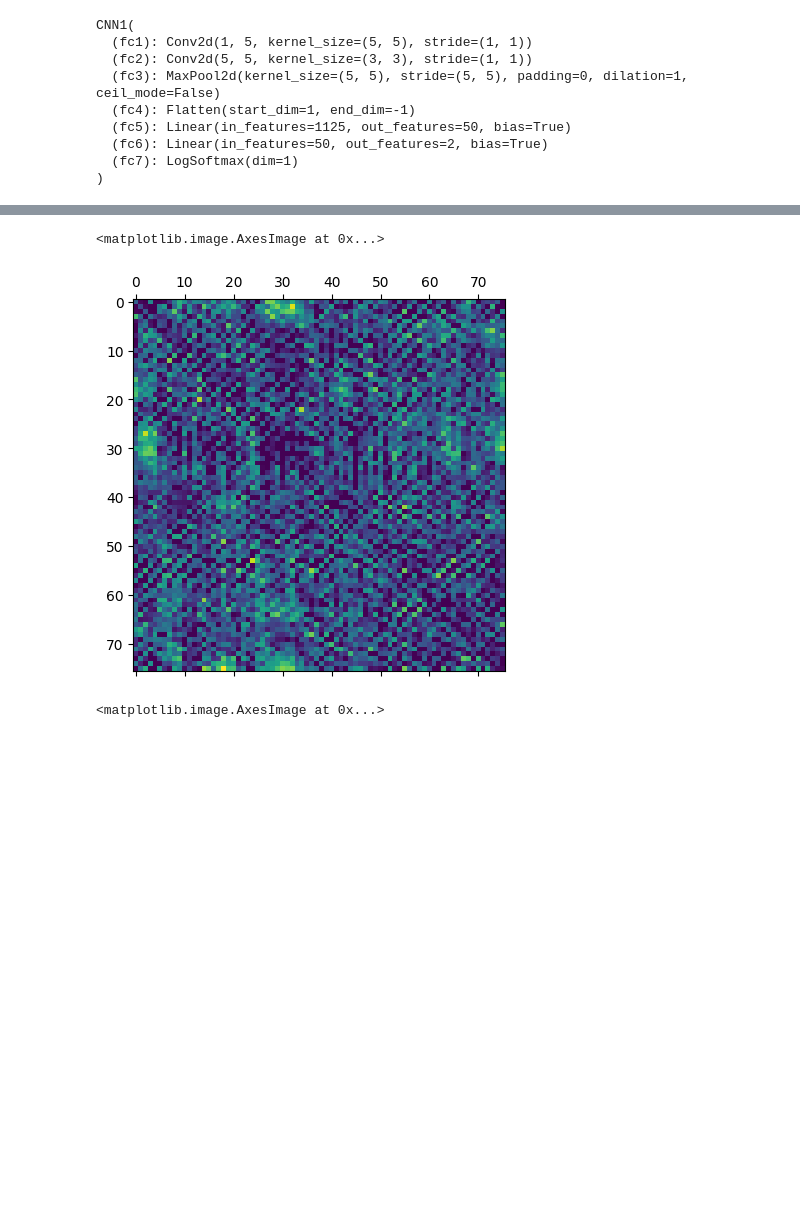
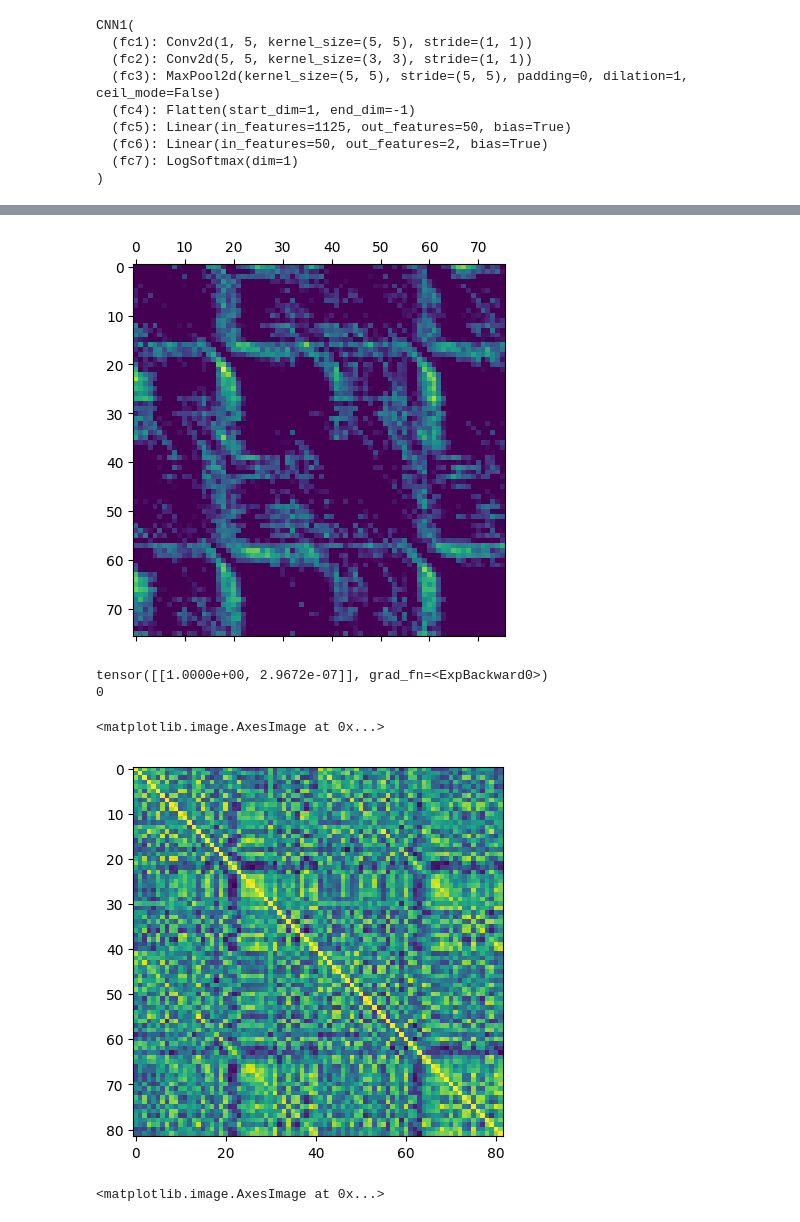
Before and after one commit to Aurelien-Stumpf-Mascles/2023_asm_tembedding, a Jupyter notebook: code/notebooks/condition_classification/convolution_classification.ipynb, the cells around one changed output, grey strips where cells are left out. Drawn from its saved outputs; the diff is of its cells as text; code cells hidden in the pictures; blank space fills up the shorter version.

```diff
--- a/code/notebooks/condition_classification/convolution_classification.ipynb
+++ b/code/notebooks/condition_classification/convolution_classification.ipynb
@@ -133,13 +110,0 @@ dfc_test = dfc[(meta["monkey"] == "jade") & meta["condition"].isin(['awake','dee
-# %%
-#net = package.torch_classifier.CNN1(n_classes = 2)
-net = package.torch_classifier.CNN1(n_classes = 2)
-data = dfc_train.reshape(-1,1,82,82)
-X = data
-y = labels_train.reshape(-1)
-#X_train, X_test,y_train, y_test = train_test_split(X, y, test_size=0.25, random_state=42, stratify = y)
-#train = package.torch_classifier.SimpleDataset(X_train,y_train)
-train = package.torch_classifier.SimpleDataset(X,y)
-#test = package.torch_classifier.SimpleDataset(X_test,y_test)
-balanced_batch_sampler = package.torch_classifier.BalancedBatchSampler(train, n_classes = 2, n_samples = 500)
-train_loader = torch.utils.data.DataLoader(train, batch_sampler = balanced_batch_sampler)
-#test_loader = torch.utils.data.DataLoader(test, batch_size=10, shuffle=True, num_workers=6)
@@ -217,22 +170,30 @@ pooled_gradients = torch.mean(gradients[0], dim=[0, 2, 3])
 # %%
 # weight the channels by corresponding gradients
 for i in range(activations.size()[1]):
     activations[:, i, :, :] *= pooled_gradients[i]
 
 # average the channels of the activations
 heatmap = torch.mean(activations, dim=1).squeeze()
 
 # relu on top of the heatmap
 heatmap = F.relu(heatmap)
 
 # normalize the heatmap
 heatmap /= torch.max(heatmap)
 
 # draw the heatmap
 plt.matshow(heatmap.detach())
+plt.show()
+
+print(torch.exp(pred))
+print(label)
+plt.imshow(img[0,:,:])
 # %% [output]
+[figure, new version]
-<matplotlib.image.AxesImage at 0x...>
+tensor([[1.0000e+00, 2.9672e-07]], grad_fn=<ExpBackward0>)
+0
-[figure, old version]
+<matplotlib.image.AxesImage at 0x...>
+[figure, added]
 # %%
 plt.imshow(structural > 2)
 # %% [output]
```
Also changed, not shown: parts of 46 cells of this notebook, 12 other files.
